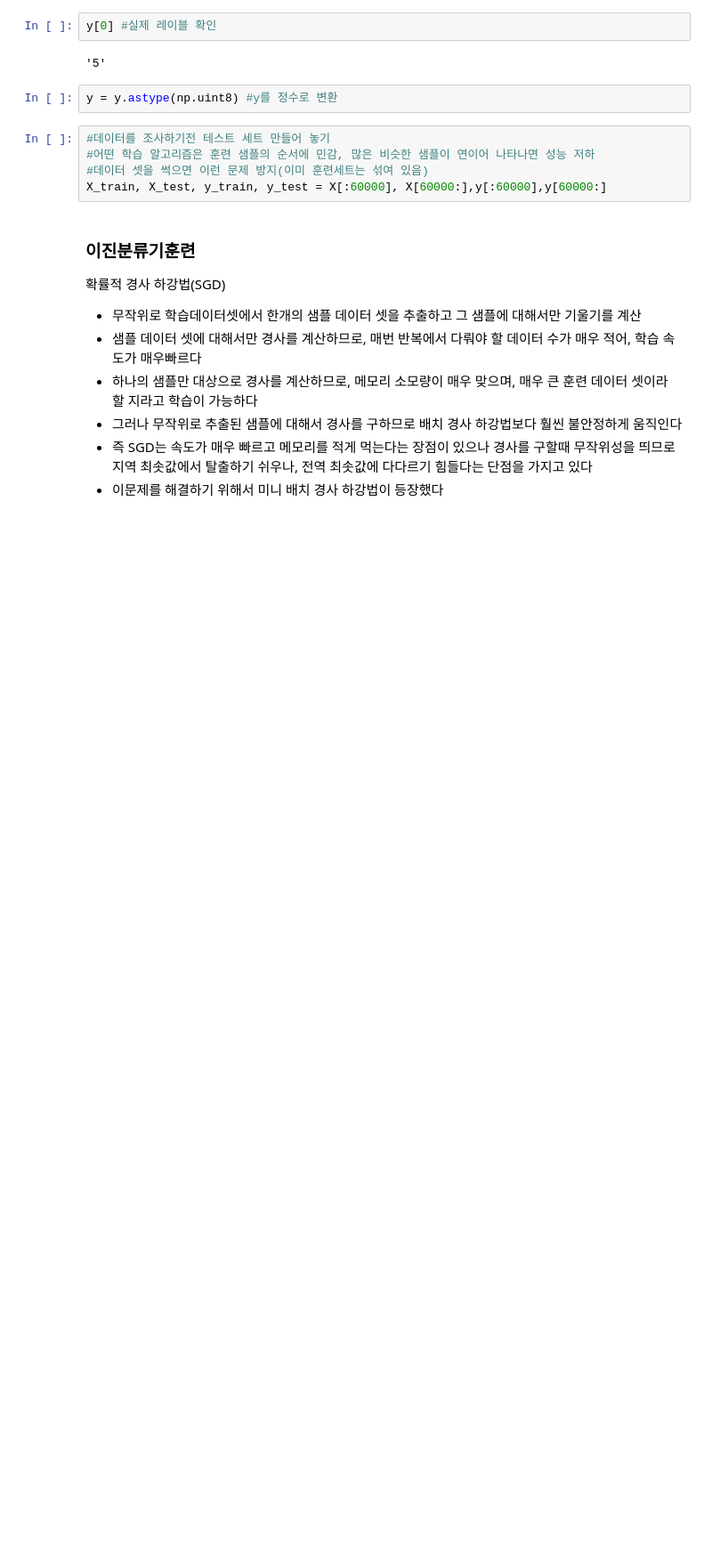
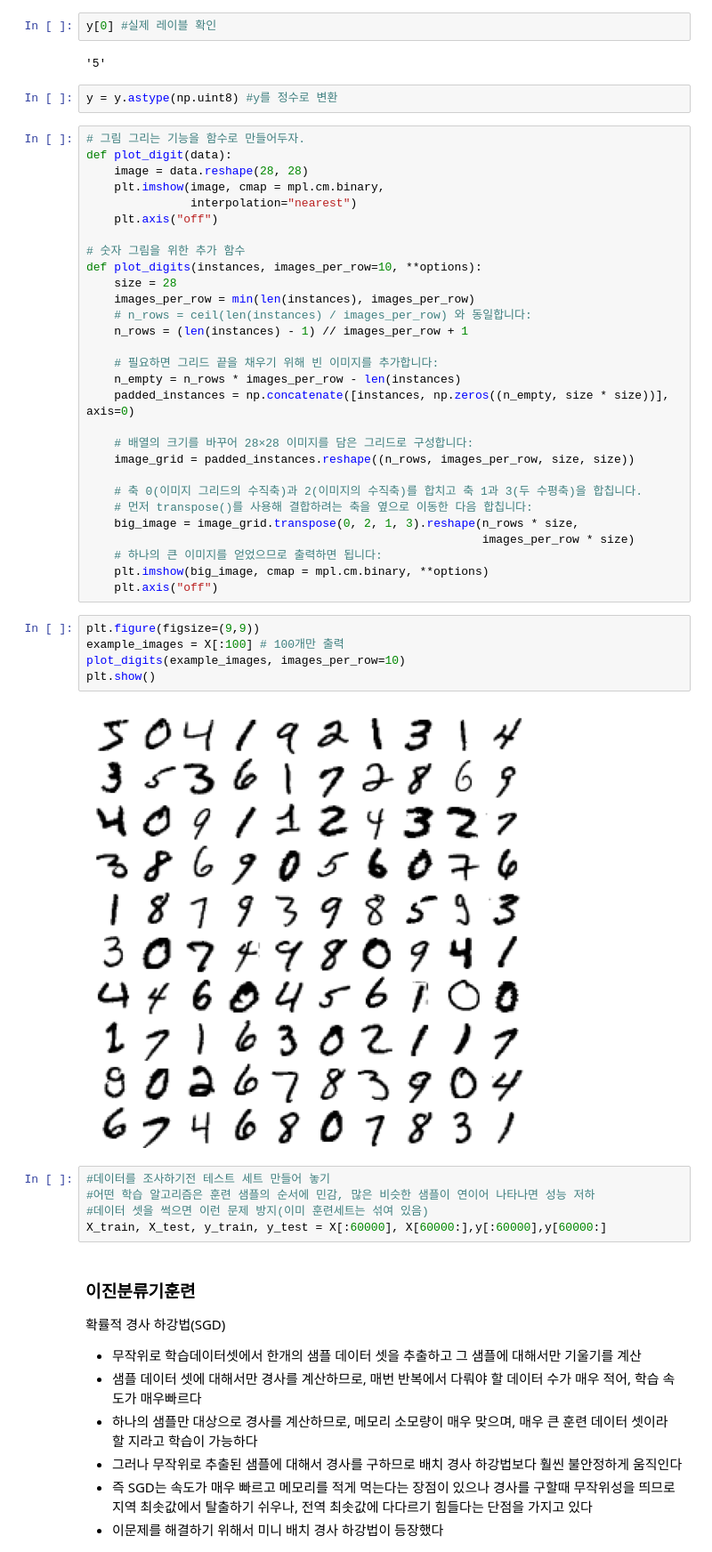
Before and after one commit to kyukwang0/Hands-On_study, a Jupyter notebook: 분류.ipynb, the cells around one changed output. Shown: that part at 89% size. Drawn from its saved outputs; the diff is of its cells as text; blank space fills up the shorter version.

```diff
--- a/분류.ipynb
+++ b/분류.ipynb
@@ -54,6 +54,42 @@ y[0] #실제 레이블 확인
 '5'
 # %%
 y = y.astype(np.uint8) #y를 정수로 변환
+# %%
+# 그림 그리는 기능을 함수로 만들어두자.
+def plot_digit(data):
+    image = data.reshape(28, 28)
+    plt.imshow(image, cmap = mpl.cm.binary,
+               interpolation="nearest")
+    plt.axis("off")
+
+# 숫자 그림을 위한 추가 함수
+def plot_digits(instances, images_per_row=10, **options):
+    size = 28
+    images_per_row = min(len(instances), images_per_row)
+    # n_rows = ceil(len(instances) / images_per_row) 와 동일합니다:
+    n_rows = (len(instances) - 1) // images_per_row + 1
+
+    # 필요하면 그리드 끝을 채우기 위해 빈 이미지를 추가합니다:
+    n_empty = n_rows * images_per_row - len(instances)
+    padded_instances = np.concatenate([instances, np.zeros((n_empty, size * size))], axis=0)
+
+    # 배열의 크기를 바꾸어 28×28 이미지를 담은 그리드로 구성합니다:
+    image_grid = padded_instances.reshape((n_rows, images_per_row, size, size))
+
+    # 축 0(이미지 그리드의 수직축)과 2(이미지의 수직축)를 합치고 축 1과 3(두 수평축)을 합칩니다.
+    # 먼저 transpose()를 사용해 결합하려는 축을 옆으로 이동한 다음 합칩니다:
+    big_image = image_grid.transpose(0, 2, 1, 3).reshape(n_rows * size,
+                                                         images_per_row * size)
+    # 하나의 큰 이미지를 얻었으므로 출력하면 됩니다:
+    plt.imshow(big_image, cmap = mpl.cm.binary, **options)
+    plt.axis("off")
+# %%
+plt.figure(figsize=(9,9))
+example_images = X[:100] # 100개만 출력
+plot_digits(example_images, images_per_row=10)
+plt.show()
+# %% [output]
+[figure, added]
 # %%
 #데이터를 조사하기전 테스트 세트 만들어 놓기
 #어떤 학습 알고리즘은 훈련 샘플의 순서에 민감, 많은 비슷한 샘플이 연이어 나타나면 성능 저하
```
Also changed, not shown: parts of 18 cells of this notebook.
